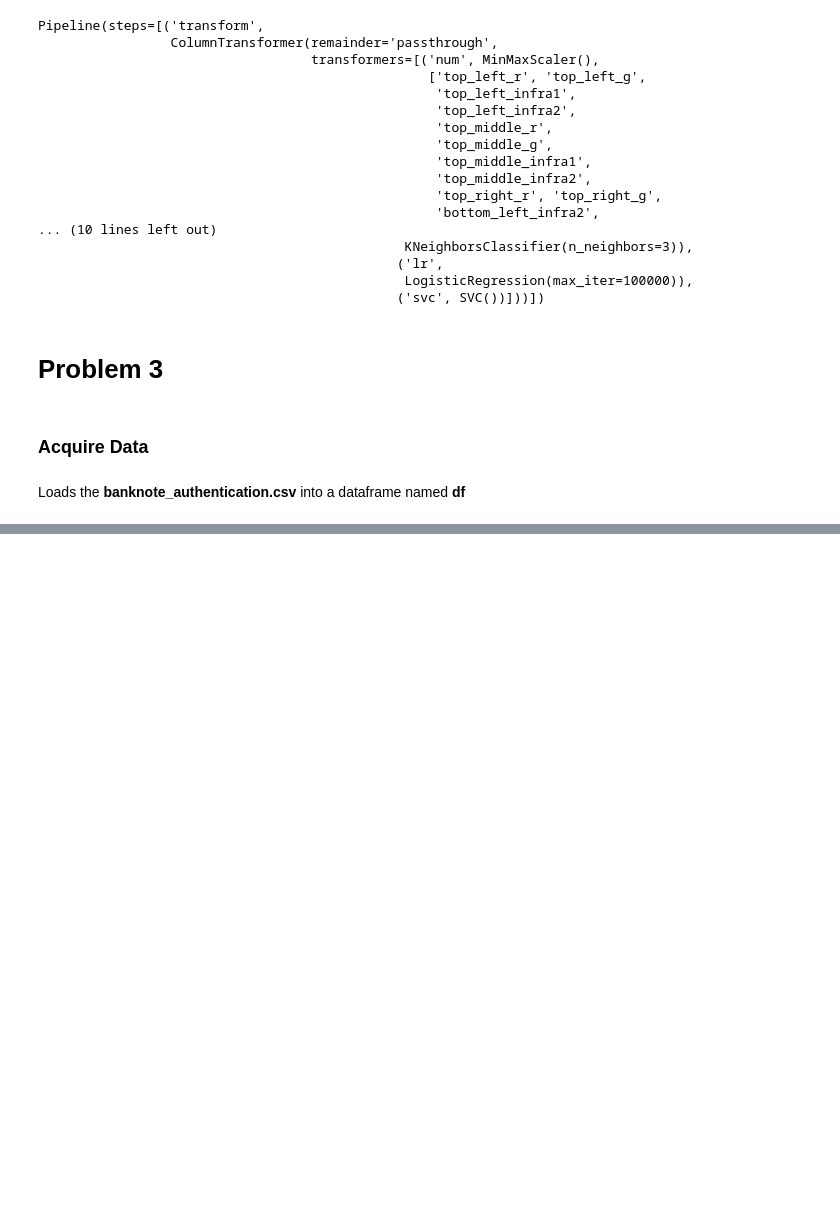
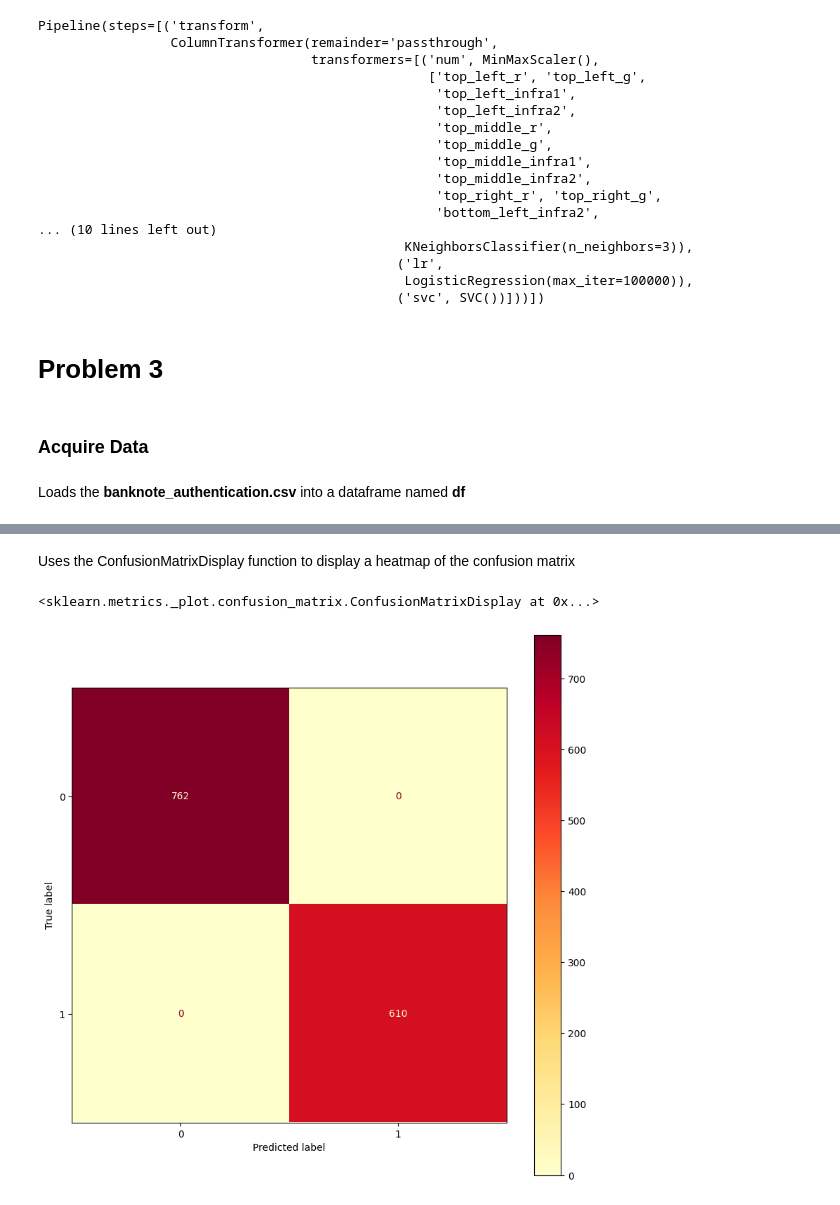
Before and after one commit to a-winders/MLA_ATW, a Jupyter notebook: MLA5_ATW.ipynb, the cells around one changed output, grey strips where cells are left out. Saved outputs shown, nothing was run; the diff lists cells and outputs as text; code cells hidden in the pictures; blank space fills up the shorter version.

```diff
--- a/MLA5_ATW.ipynb
+++ b/MLA5_ATW.ipynb
@@ -351,0 +390,5 @@ df = pd.read_csv('/content/gdrive/MyDrive/Bellarmine/CS430_Data_Files/banknote_a
+# %%
+random_forest = Pipeline([
+                     ('transform', col_transform),
+                     ('rf',RandomForestClassifier(n_estimators=1000, max_samples=1372, bootstrap=True, n_jobs=-1))
+                     ])
@@ -351,0 +399,2 @@ df = pd.read_csv('/content/gdrive/MyDrive/Bellarmine/CS430_Data_Files/banknote_a
+# %%
+random_forest.fit(X,np.ravel(y))
@@ -351,0 +413,2 @@ df = pd.read_csv('/content/gdrive/MyDrive/Bellarmine/CS430_Data_Files/banknote_a
+# %%
+y_pred = random_forest.predict(X)
@@ -351,0 +428,12 @@ df = pd.read_csv('/content/gdrive/MyDrive/Bellarmine/CS430_Data_Files/banknote_a
+# %% [markdown]
+Uses the ConfusionMatrixDisplay function to display a heatmap of the confusion matrix
+# %%
+classes = random_forest.named_steps.rf.classes_
+cm = confusion_matrix(y, y_pred, labels=classes)
+disp = ConfusionMatrixDisplay(confusion_matrix=cm, display_labels=classes)
+# %%
+fig, ax = plt.subplots(figsize=(10,10))
+disp.plot(ax=ax,cmap='YlOrRd')
+# %% [output]
+<sklearn.metrics._plot.confusion_matrix.ConfusionMatrixDisplay at 0x...>
+[figure, added]
```
Also changed, not shown: parts of 23 cells of this notebook.
